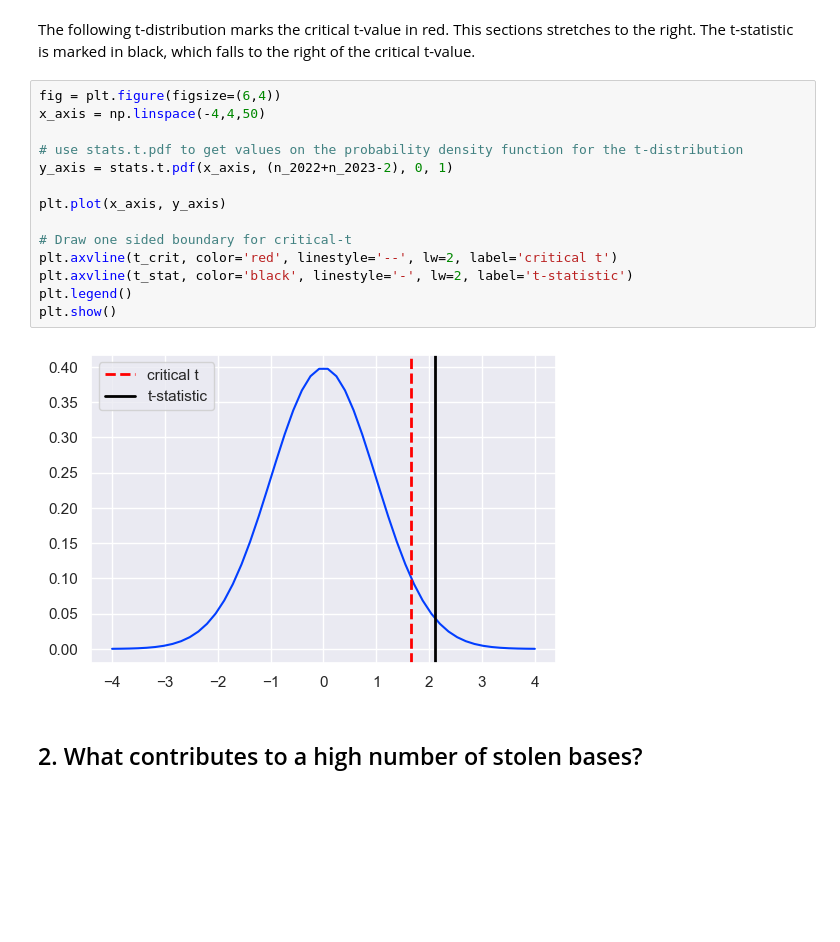
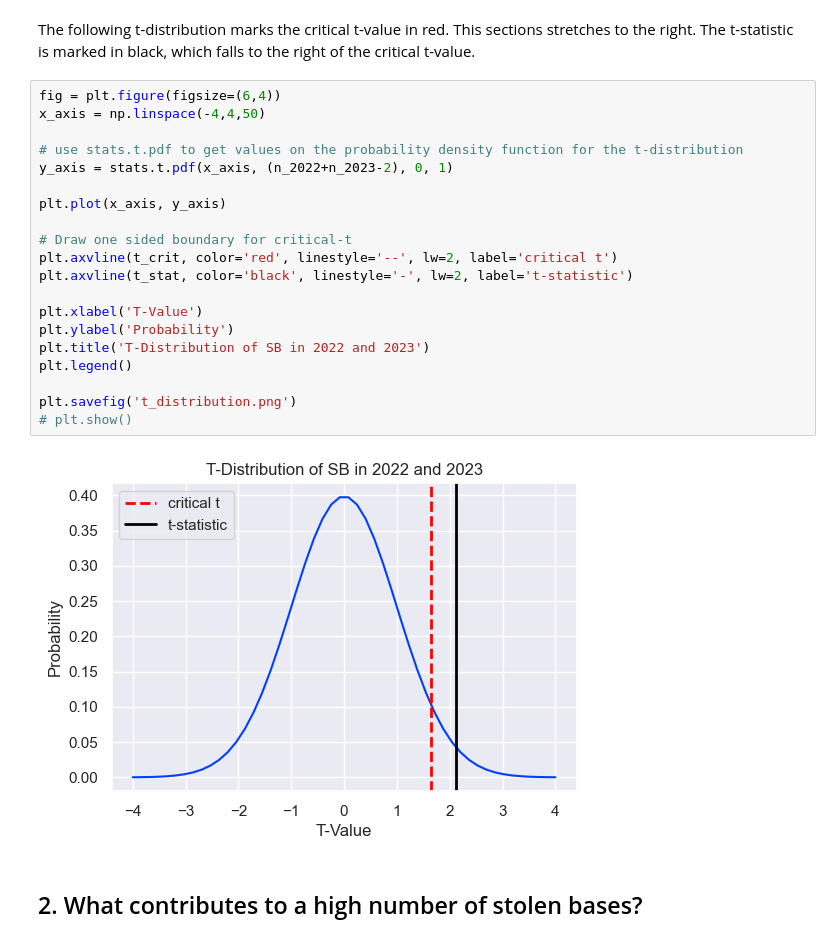
Before and after one commit to scarlettvalentin/mlb_stolen_bases, a Jupyter notebook: notebook.ipynb, the cells around one changed output. Saved outputs shown, nothing was run; the diff lists cells and outputs as text; blank space fills up the shorter version.

Commit message:
add labels to t-distribution in notebook

```diff
--- a/notebook.ipynb
+++ b/notebook.ipynb
@@ -299,19 +299,25 @@ The following t-distribution marks the critical t-value in red. This sections st
 # %%
 fig = plt.figure(figsize=(6,4))
 x_axis = np.linspace(-4,4,50)
 
 # use stats.t.pdf to get values on the probability density function for the t-distribution
 y_axis = stats.t.pdf(x_axis, (n_2022+n_2023-2), 0, 1)
 
 plt.plot(x_axis, y_axis)
 
 # Draw one sided boundary for critical-t
 plt.axvline(t_crit, color='red', linestyle='--', lw=2, label='critical t')
 plt.axvline(t_stat, color='black', linestyle='-', lw=2, label='t-statistic')
+
+plt.xlabel('T-Value')
+plt.ylabel('Probability')
+plt.title('T-Distribution of SB in 2022 and 2023')
 plt.legend()
-plt.show()
+
+plt.savefig('t_distribution.png')
+# plt.show()
 # %% [output]
-[figure, old version]
+[figure, new version]
 # %% [markdown]
 ## 2. What contributes to a high number of stolen bases?
 # %% [markdown]
```
Also changed, not shown: parts of 1 cell of this notebook.
